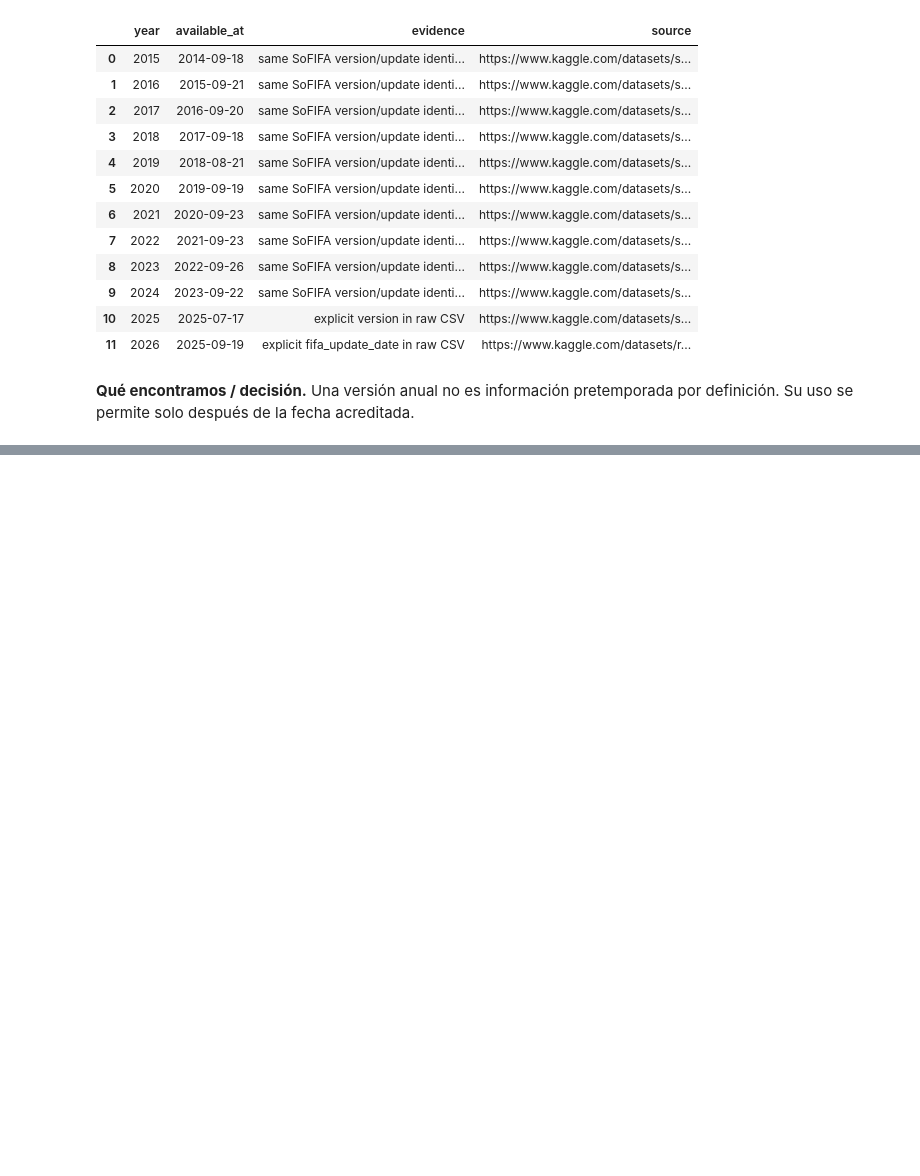
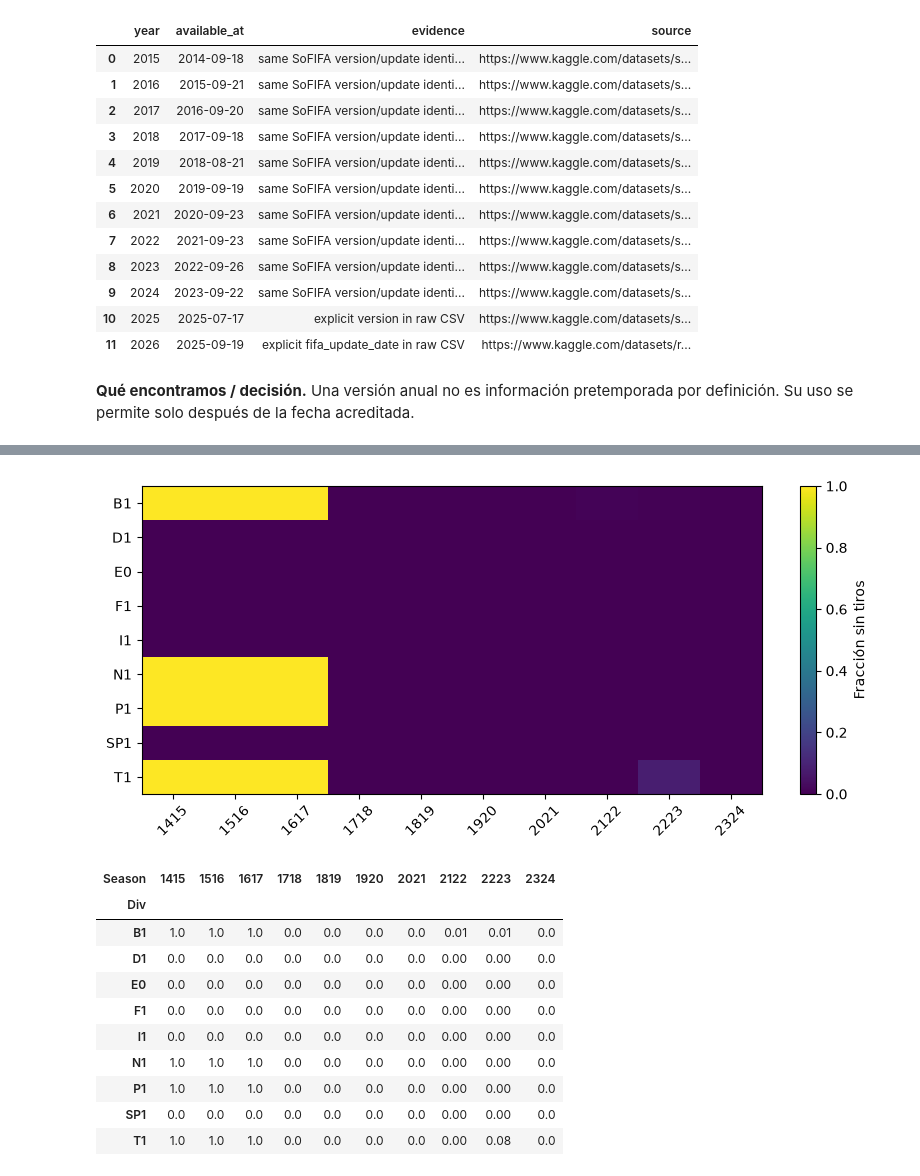
Before and after one commit to jcarlos-t/MLProject, a Jupyter notebook: scripts/notebooks/01_eda.ipynb, the cells around one changed output, grey strips where cells are left out. Cells and saved outputs as stored; diff of their text form; code cells hidden in the pictures; blank space fills up the shorter version.

```diff
--- a/scripts/notebooks/01_eda.ipynb
+++ b/scripts/notebooks/01_eda.ipynb
@@ -107,0 +114,19 @@ display(pd.DataFrame(dates['snapshots'])[['year','available_at','evidence','sour
+# %%
+missing = tv.assign(missing=tv.HS.isna()).pivot_table(index='Div', columns='Season', values='missing', aggfunc='mean')
+fig, ax = plt.subplots(figsize=(10, 4)); im = ax.imshow(missing, aspect='auto', vmin=0, vmax=1)
+ax.set_yticks(range(len(missing)), missing.index); ax.set_xticks(range(len(missing.columns)), missing.columns, rotation=45)
+fig.colorbar(im, ax=ax, label='Fracción sin tiros'); plt.show()
+display(missing.round(2))
+# %% [output]
+[figure, added]
+| Season | 1415 | 1516 | 1617 | 1718 | 1819 | 1920 | 2021 | 2122 | 2223 | 2324 |
+| Div |  |  |  |  |  |  |  |  |  |  |
+| B1 | 1.0 | 1.0 | 1.0 | 0.0 | 0.0 | 0.0 | 0.0 | 0.01 | 0.01 | 0.0 |
+| D1 | 0.0 | 0.0 | 0.0 | 0.0 | 0.0 | 0.0 | 0.0 | 0.00 | 0.00 | 0.0 |
+| E0 | 0.0 | 0.0 | 0.0 | 0.0 | 0.0 | 0.0 | 0.0 | 0.00 | 0.00 | 0.0 |
+| F1 | 0.0 | 0.0 | 0.0 | 0.0 | 0.0 | 0.0 | 0.0 | 0.00 | 0.00 | 0.0 |
+| I1 | 0.0 | 0.0 | 0.0 | 0.0 | 0.0 | 0.0 | 0.0 | 0.00 | 0.00 | 0.0 |
+| N1 | 1.0 | 1.0 | 1.0 | 0.0 | 0.0 | 0.0 | 0.0 | 0.00 | 0.00 | 0.0 |
+| P1 | 1.0 | 1.0 | 1.0 | 0.0 | 0.0 | 0.0 | 0.0 | 0.00 | 0.00 | 0.0 |
+| SP1 | 0.0 | 0.0 | 0.0 | 0.0 | 0.0 | 0.0 | 0.0 | 0.00 | 0.00 | 0.0 |
+| T1 | 1.0 | 1.0 | 1.0 | 0.0 | 0.0 | 0.0 | 0.0 | 0.00 | 0.08 | 0.0 |
```
Also changed, not shown: parts of 18 cells of this notebook, 26 other files.
